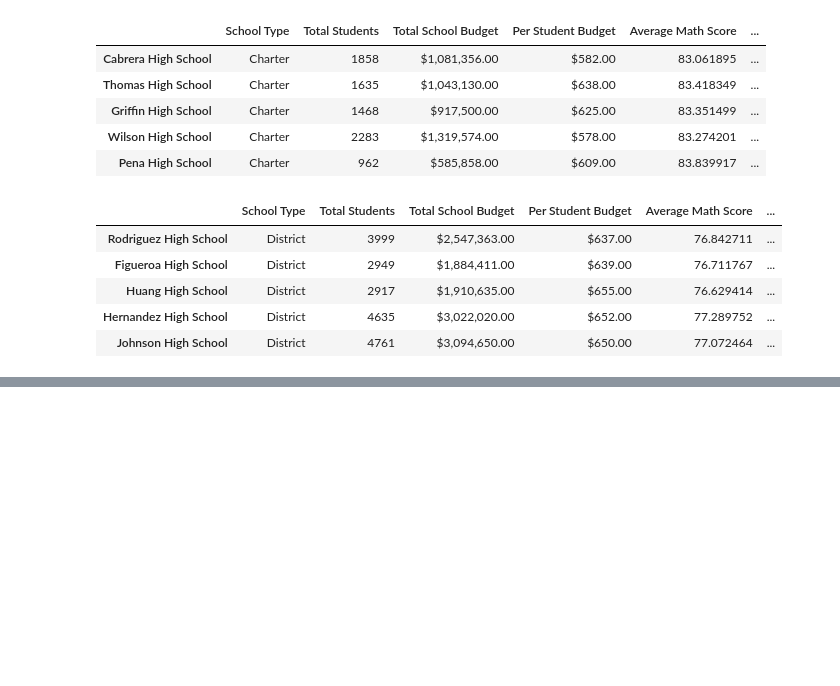
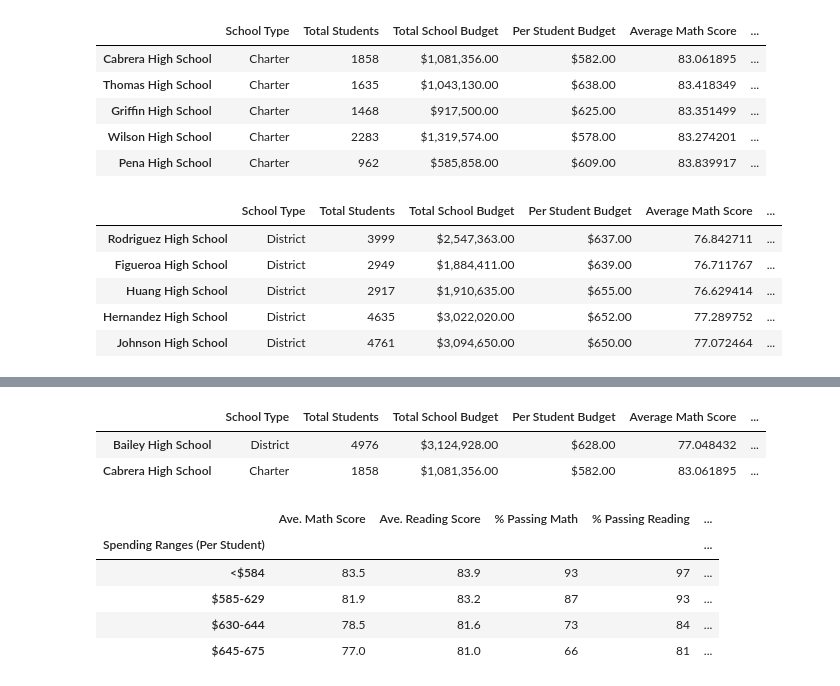
Before and after one commit to TaishiMatsuda/School_District_Analysis, a Jupyter notebook: PyCitySchools.ipynb, the cells around one changed output, grey strips where cells are left out. Drawn from its saved outputs; the diff is of its cells as text; code cells hidden in the pictures; blank space fills up the shorter version.

Commit message:
Summary by Spending

```diff
--- a/PyCitySchools.ipynb
+++ b/PyCitySchools.ipynb
@@ -368,0 +381,47 @@ math_scores_by_grade.index.name = None
+# %%
+# Cut the per_school_capita into the spending ranges
+# Establish the spending bins and group name
+group_name = ["<$584","$585-629","$630-644","$645-675"]
+spending_bins = [0,585,630,645,675]
+
+#per_school_capita.groupby(pd.cut(per_school_capita, spending_bins)).count()
+
+# Categorize spending based on the bins
+per_school_summary_df["Spending Ranges (Per Student)"] = pd.cut(per_school_capita, spending_bins, labels=group_name)
+per_school_summary_df.head(2)
+# %% [output]
+|  | School Type | Total Students | Total School Budget | Per Student Budget | Average Math Score | ... |
+| Bailey High School | District | 4976 | $3,124,928.00 | $628.00 | 77.048432 | ... |
+| Cabrera High School | Charter | 1858 | $1,081,356.00 | $582.00 | 83.061895 | ... |
+# %%
+# Calculate averages for the desited columns
+spending_math_scores = per_school_summary_df.groupby(["Spending Ranges (Per Student)"]).mean()["Average Math Score"]
+spending_reading_scores = per_school_summary_df.groupby(["Spending Ranges (Per Student)"]).mean()["Average Reading Score"]
+spending_passing_math = per_school_summary_df.groupby(["Spending Ranges (Per Student)"]).mean()["% Passing Math"]
+spending_passing_reading = per_school_summary_df.groupby(["Spending Ranges (Per Student)"]).mean()["% Passing Reading"]
+overall_passing_spending = per_school_summary_df.groupby(["Spending Ranges (Per Student)"]).mean()["% Overall Passing"]
+# %%
+# Combine into a new DataFrame
+spending_summary_df = pd.DataFrame({
+    "Ave. Math Score":spending_math_scores,
+    "Ave. Reading Score":spending_reading_scores,
+    "% Passing Math":spending_passing_math,
+    "% Passing Reading":spending_passing_reading,
+    "% Overall Passing":overall_passing_spending
+})
+
+# Formatting
+spending_summary_df["Ave. Math Score"] = spending_summary_df["Ave. Math Score"].map("{:.1f}".format)
+spending_summary_df["Ave. Reading Score"] = spending_summary_df["Ave. Reading Score"].map("{:.1f}".format)
+spending_summary_df["% Passing Math"] = spending_summary_df["% Passing Math"].map("{:.0f}".format)
+spending_summary_df["% Passing Reading"] = spending_summary_df["% Passing Reading"].map("{:.0f}".format)
+spending_summary_df["% Overall Passing"] = spending_summary_df["% Overall Passing"].map("{:.0f}".format)
+
+spending_summary_df
+# %% [output]
+|  | Ave. Math Score | Ave. Reading Score | % Passing Math | % Passing Reading | ... |
+| Spending Ranges (Per Student) |  |  |  |  | ... |
+| <$584 | 83.5 | 83.9 | 93 | 97 | ... |
+| $585-629 | 81.9 | 83.2 | 87 | 93 | ... |
+| $630-644 | 78.5 | 81.6 | 73 | 84 | ... |
+| $645-675 | 77.0 | 81.0 | 66 | 81 | ... |
```
Also changed, not shown: parts of 5 cells of this notebook.
